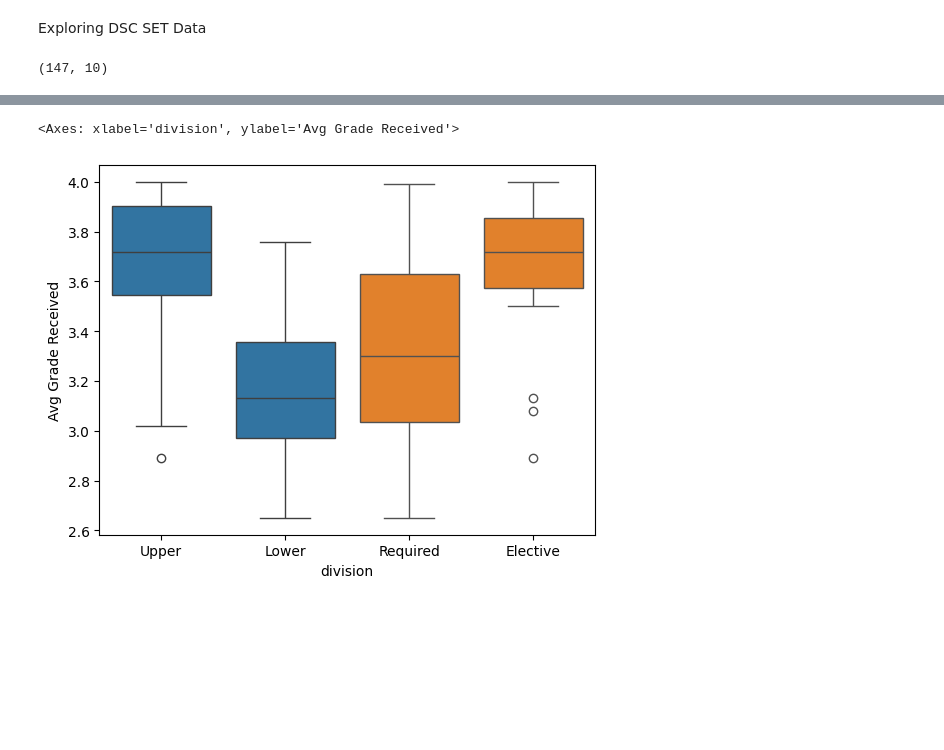
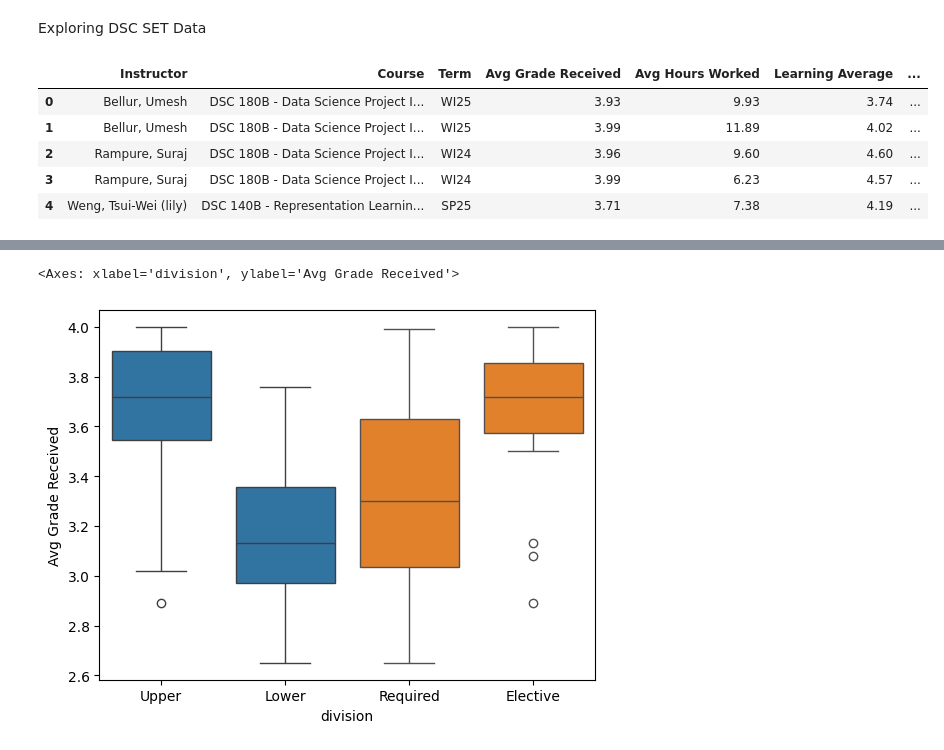
Before and after one commit to cadenpascual/DSC190_FinalProject, a Jupyter notebook: SET_data_analysis.ipynb, the cells around one changed output, grey strips where cells are left out. Saved outputs shown, nothing was run; the diff lists cells and outputs as text; code cells hidden in the pictures; blank space fills up the shorter version.

```diff
--- a/SET_data_analysis.ipynb
+++ b/SET_data_analysis.ipynb
@@ -8,19 +10,24 @@ import seaborn as sns
 # %%
 # load sets into dataframe
-dsc_sets = pd.read_csv('dsc_sets.csv')
+dsc_sets = pd.read_csv('datasets/dsc_sets.csv')
 # merge duplicate columns
 dsc_sets["Enrolled Resp Rate"] = dsc_sets["Enrolled/ Resp Rate"].fillna(dsc_sets["Enrolled/  Resp Rate"])
 dsc_sets = dsc_sets.drop(columns=["Enrolled/ Resp Rate", "Enrolled/  Resp Rate"])
 # remove Letter from Avg Grade Received
 dsc_sets["Avg Grade Received"] = (
     dsc_sets["Avg Grade Received"]
     .str.extract(r'(\d+\.\d+|\d+)')   # extract first number
     .astype(float)
 )
-
-dsc_sets.shape
+dsc_sets.columns = dsc_sets.columns.str.replace('*', '', regex=False)
+dsc_sets.head()
 # %% [output]
-(147, 10)
+|  | Instructor | Course | Term | Avg Grade Received | Avg Hours Worked | Learning Average | ... |
+| 0 | Bellur, Umesh | DSC 180B - Data Science Project I... | WI25 | 3.93 | 9.93 | 3.74 | ... |
+| 1 | Bellur, Umesh | DSC 180B - Data Science Project I... | WI25 | 3.99 | 11.89 | 4.02 | ... |
+| 2 | Rampure, Suraj | DSC 180B - Data Science Project I... | WI24 | 3.96 | 9.60 | 4.60 | ... |
+| 3 | Rampure, Suraj | DSC 180B - Data Science Project I... | WI24 | 3.99 | 6.23 | 4.57 | ... |
+| 4 | Weng, Tsui-Wei (lily) | DSC 140B - Representation Learnin... | SP25 | 3.71 | 7.38 | 4.19 | ... |
 # %%
 # Add division and elective labels
 dsc_sets['course_num'] = dsc_sets['course_title'].str.extract(r'(\d+)').astype(int)
```
Also changed, not shown: parts of 4 cells of this notebook.
